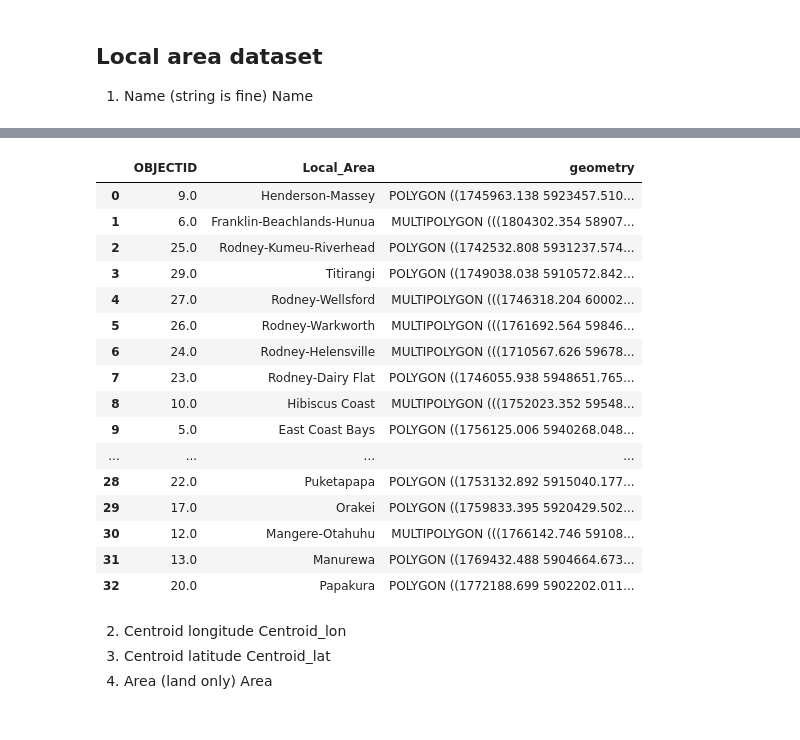
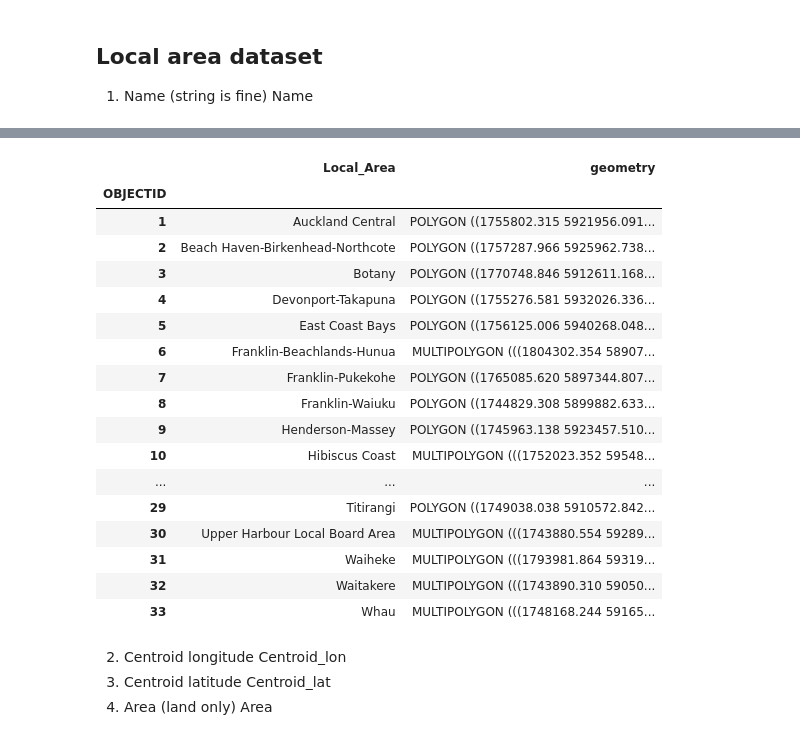
Before and after one commit to UoA-eResearch/auckland-housing, a Jupyter notebook: phase2.ipynb, the cells around one changed output, grey strips where cells are left out. Saved outputs shown, nothing was run; the diff lists cells and outputs as text; code cells hidden in the pictures.

```diff
--- a/phase2.ipynb
+++ b/phase2.ipynb
@@ -31,24 +33,28 @@ Total: 68.0MB
 # %%
 df = gpd.read_file("input/Modified_Community_Boards_SHP.zip")
+df.OBJECTID = df.OBJECTID.astype(int)
+df = df.set_index("OBJECTID", drop=True)
+df = df.sort_index()
 df
 # %% [output]
-|  | OBJECTID | Local_Area | geometry |
-| 0 | 9.0 | Henderson-Massey | POLYGON ((1745963.138 5923457.510... |
-| 1 | 6.0 | Franklin-Beachlands-Hunua | MULTIPOLYGON (((1804302.354 58907... |
-| 2 | 25.0 | Rodney-Kumeu-Riverhead | POLYGON ((1742532.808 5931237.574... |
-| 3 | 29.0 | Titirangi | POLYGON ((1749038.038 5910572.842... |
-| 4 | 27.0 | Rodney-Wellsford | MULTIPOLYGON (((1746318.204 60002... |
-| 5 | 26.0 | Rodney-Warkworth | MULTIPOLYGON (((1761692.564 59846... |
-| 6 | 24.0 | Rodney-Helensville | MULTIPOLYGON (((1710567.626 59678... |
-| 7 | 23.0 | Rodney-Dairy Flat | POLYGON ((1746055.938 5948651.765... |
-| 8 | 10.0 | Hibiscus Coast | MULTIPOLYGON (((1752023.352 59548... |
-| 9 | 5.0 | East Coast Bays | POLYGON ((1756125.006 5940268.048... |
-| ... | ... | ... | ... |
-| 28 | 22.0 | Puketapapa | POLYGON ((1753132.892 5915040.177... |
-| 29 | 17.0 | Orakei | POLYGON ((1759833.395 5920429.502... |
-| 30 | 12.0 | Mangere-Otahuhu | MULTIPOLYGON (((1766142.746 59108... |
-| 31 | 13.0 | Manurewa | POLYGON ((1769432.488 5904664.673... |
-| 32 | 20.0 | Papakura | POLYGON ((1772188.699 5902202.011... |
+|  | Local_Area | geometry |
+| OBJECTID |  |  |
+| 1 | Auckland Central | POLYGON ((1755802.315 5921956.091... |
+| 2 | Beach Haven-Birkenhead-Northcote | POLYGON ((1757287.966 5925962.738... |
+| 3 | Botany | POLYGON ((1770748.846 5912611.168... |
+| 4 | Devonport-Takapuna | POLYGON ((1755276.581 5932026.336... |
+| 5 | East Coast Bays | POLYGON ((1756125.006 5940268.048... |
+| 6 | Franklin-Beachlands-Hunua | MULTIPOLYGON (((1804302.354 58907... |
+| 7 | Franklin-Pukekohe | POLYGON ((1765085.620 5897344.807... |
+| 8 | Franklin-Waiuku | POLYGON ((1744829.308 5899882.633... |
+| 9 | Henderson-Massey | POLYGON ((1745963.138 5923457.510... |
+| 10 | Hibiscus Coast | MULTIPOLYGON (((1752023.352 59548... |
+| ... | ... | ... |
+| 29 | Titirangi | POLYGON ((1749038.038 5910572.842... |
+| 30 | Upper Harbour Local Board Area | MULTIPOLYGON (((1743880.554 59289... |
+| 31 | Waiheke | MULTIPOLYGON (((1793981.864 59319... |
+| 32 | Waitakere | MULTIPOLYGON (((1743890.310 59050... |
+| 33 | Whau | MULTIPOLYGON (((1748168.244 59165... |
 # %%
 df = df.rename(columns={"Local_Area": "Name"})
 # %% [markdown]
```
Also changed, not shown: parts of 39 cells of this notebook, 3 other files.
